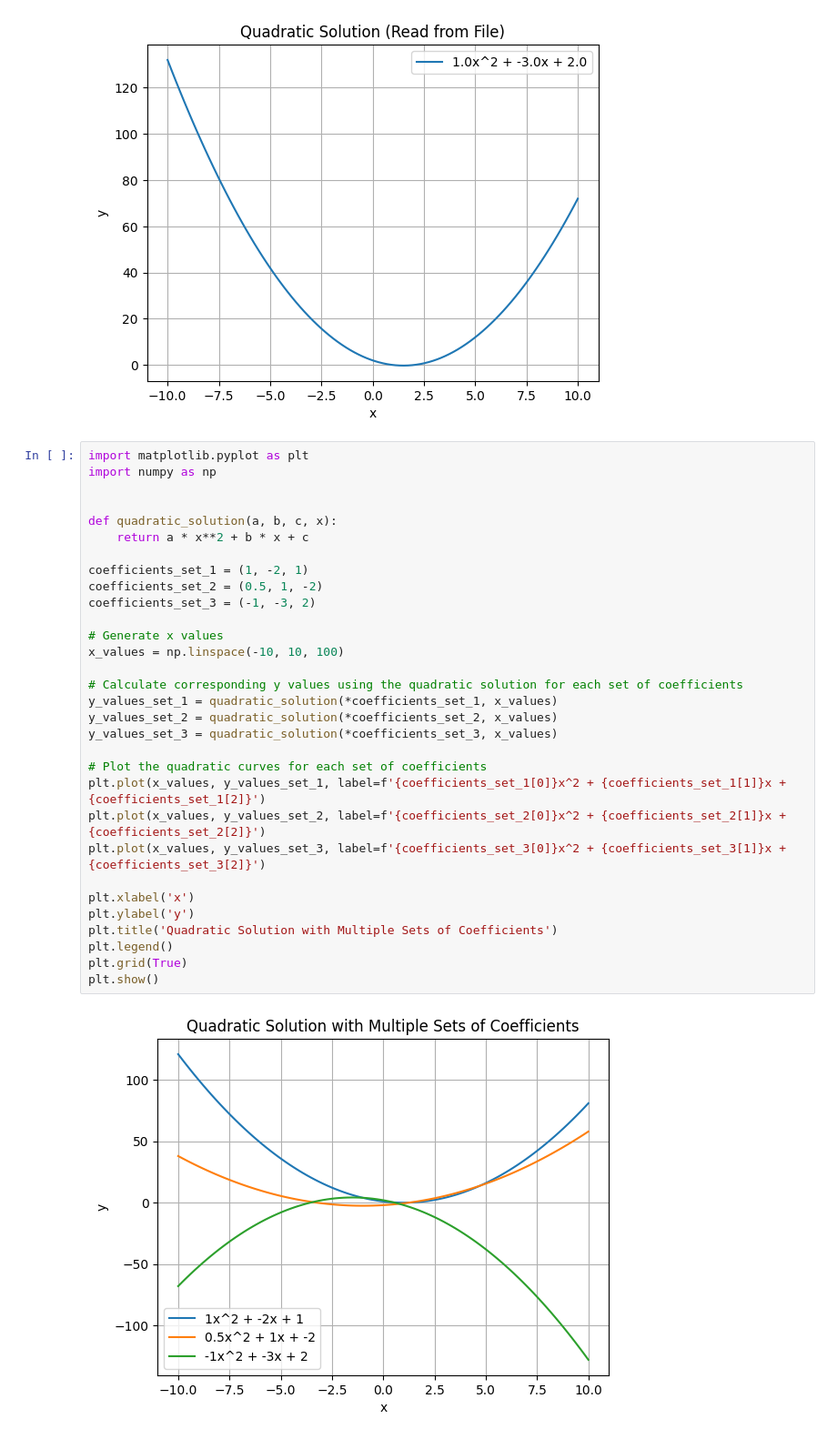
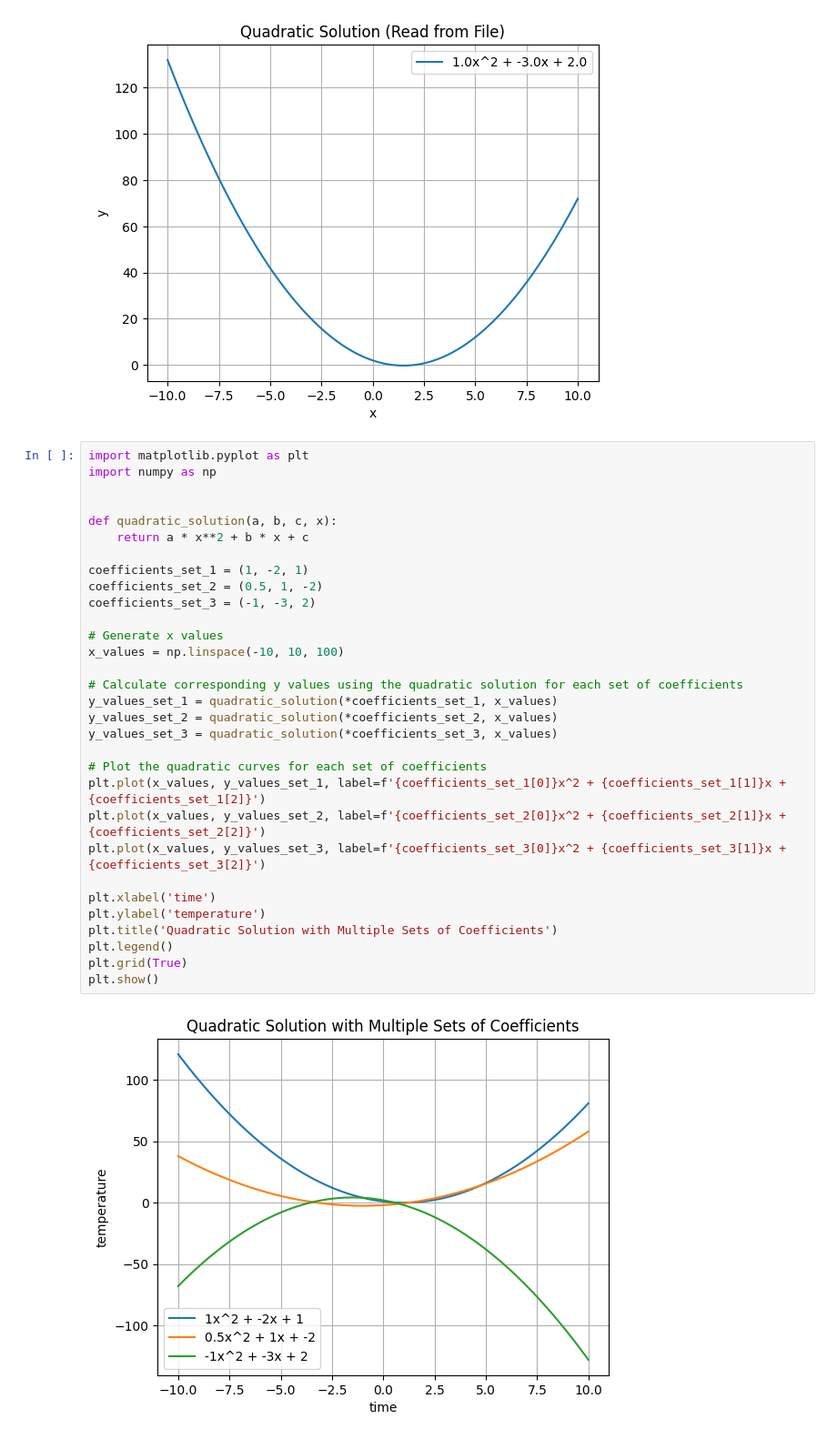
Before and after one commit to Pavan-Nikhil/TASK-1, a Jupyter notebook: TASK_1.ipynb, the cells around one changed output. Shown: that part at 91% size. Drawn from its saved outputs; the diff is of its cells as text.

```diff
--- a/TASK_1.ipynb
+++ b/TASK_1.ipynb
@@ -127,33 +127,33 @@ plt.show()
 # %%
 import matplotlib.pyplot as plt
 import numpy as np
 
 
 def quadratic_solution(a, b, c, x):
     return a * x**2 + b * x + c
 
 coefficients_set_1 = (1, -2, 1)
 coefficients_set_2 = (0.5, 1, -2)
 coefficients_set_3 = (-1, -3, 2)
 
 # Generate x values
 x_values = np.linspace(-10, 10, 100)
 
 # Calculate corresponding y values using the quadratic solution for each set of coefficients
 y_values_set_1 = quadratic_solution(*coefficients_set_1, x_values)
 y_values_set_2 = quadratic_solution(*coefficients_set_2, x_values)
 y_values_set_3 = quadratic_solution(*coefficients_set_3, x_values)
 
 # Plot the quadratic curves for each set of coefficients
 plt.plot(x_values, y_values_set_1, label=f'{coefficients_set_1[0]}x^2 + {coefficients_set_1[1]}x + {coefficients_set_1[2]}')
 plt.plot(x_values, y_values_set_2, label=f'{coefficients_set_2[0]}x^2 + {coefficients_set_2[1]}x + {coefficients_set_2[2]}')
 plt.plot(x_values, y_values_set_3, label=f'{coefficients_set_3[0]}x^2 + {coefficients_set_3[1]}x + {coefficients_set_3[2]}')
 
-plt.xlabel('x')
-plt.ylabel('y')
+plt.xlabel('time')
+plt.ylabel('temperature')
 plt.title('Quadratic Solution with Multiple Sets of Coefficients')
 plt.legend()
 plt.grid(True)
 plt.show()
 # %% [output]
-[figure, old version]
+[figure, new version]
```
